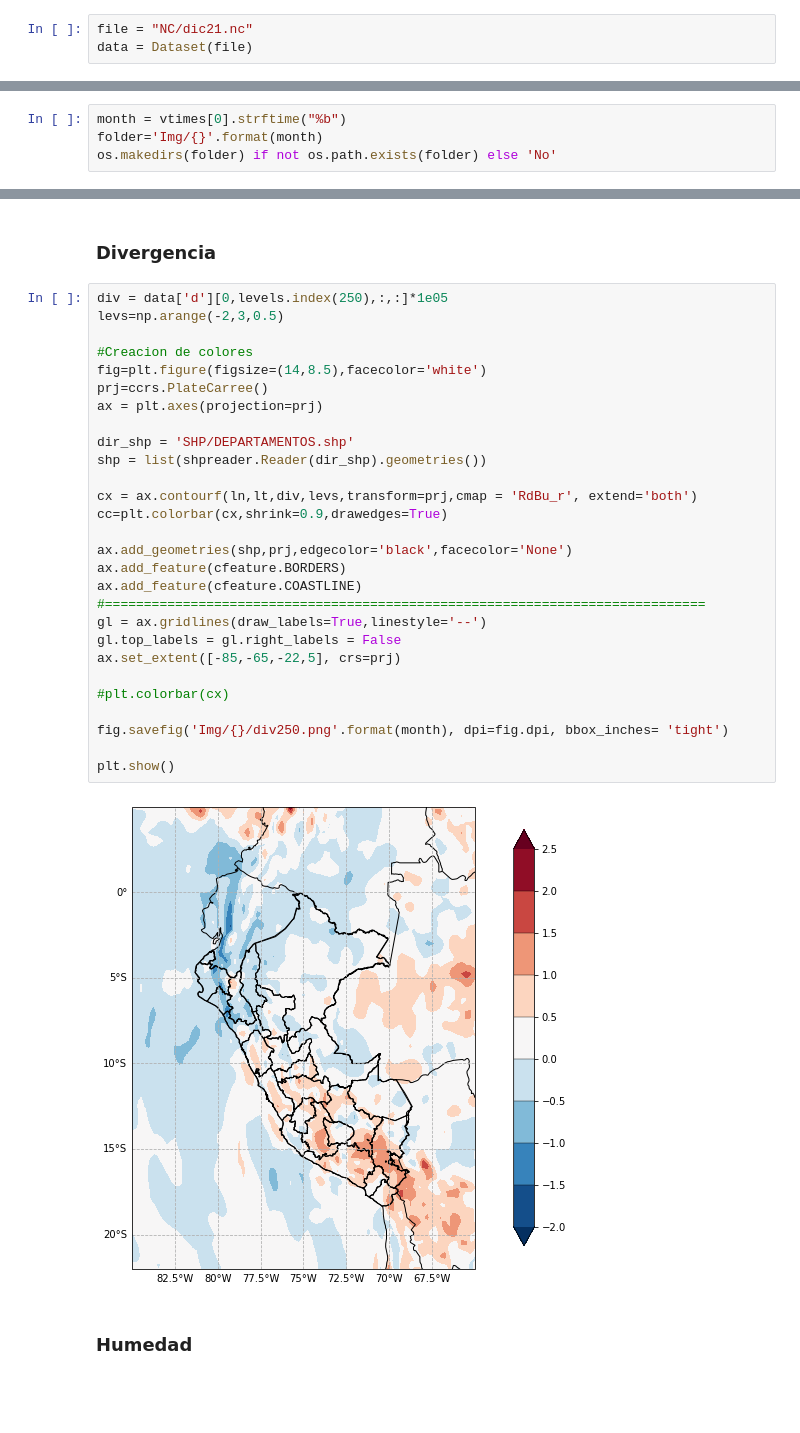
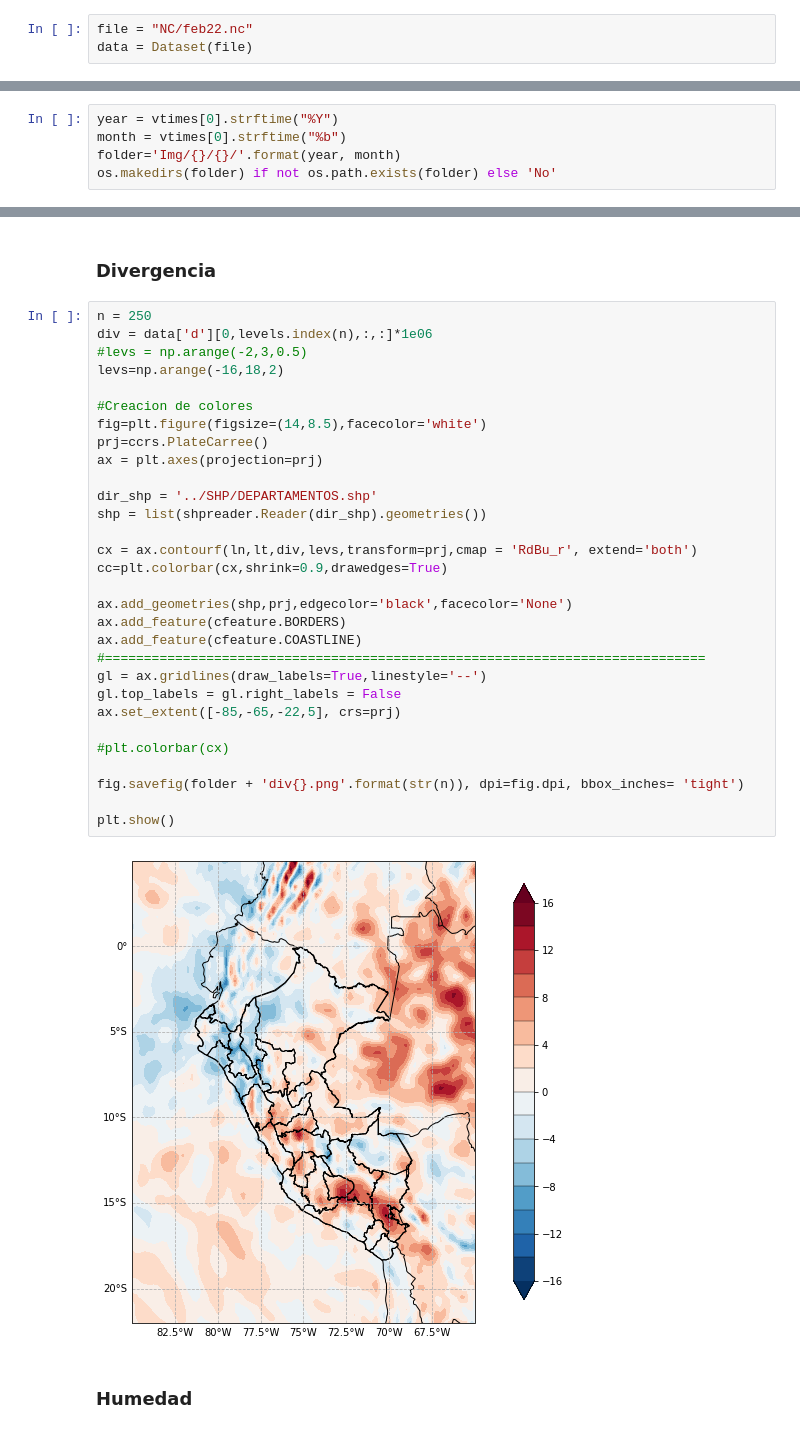
Before and after one commit to rosepb28/ERA5, a Jupyter notebook: era5.ipynb, the cells around one changed output, grey strips where cells are left out. Drawn from its saved outputs; the diff is of its cells as text; blank space fills up the shorter version.

```diff
--- a/era5.ipynb
+++ b/era5.ipynb
@@ -60,7 +60,7 @@ Result(content_length=25027896,content_type=application/x-netcdf,location=https:
 # %% [markdown]
 ## Lectura de archivo
 # %%
-file = "NC/dic21.nc"
+file = "NC/feb22.nc"
 data = Dataset(file)
 # %%
 for v in data.variables.keys():
@@ -103,8 +103,9 @@ times=data.variables['time']
 vtimes = num2date(times[:], times.units)
 levels = data['level'][:].tolist()
 # %%
+year = vtimes[0].strftime("%Y")
 month = vtimes[0].strftime("%b")
-folder='Img/{}'.format(month)
+folder='Img/{}/{}/'.format(year, month)
 os.makedirs(folder) if not os.path.exists(folder) else 'No'
 # %% [output]
 'No'
@@ -154,35 +156,37 @@ levels = data['level'][:].tolist()
 # %% [markdown]
 ### Divergencia
 # %%
-div = data['d'][0,levels.index(250),:,:]*1e05
-levs=np.arange(-2,3,0.5)
+n = 250
+div = data['d'][0,levels.index(n),:,:]*1e06
+#levs = np.arange(-2,3,0.5)
+levs=np.arange(-16,18,2)
 
 #Creacion de colores
 fig=plt.figure(figsize=(14,8.5),facecolor='white')
 prj=ccrs.PlateCarree()
 ax = plt.axes(projection=prj)
 
-dir_shp = 'SHP/DEPARTAMENTOS.shp'
+dir_shp = '../SHP/DEPARTAMENTOS.shp'
 shp = list(shpreader.Reader(dir_shp).geometries())
 
 cx = ax.contourf(ln,lt,div,levs,transform=prj,cmap = 'RdBu_r', extend='both')
 cc=plt.colorbar(cx,shrink=0.9,drawedges=True)
 
 ax.add_geometries(shp,prj,edgecolor='black',facecolor='None')
 ax.add_feature(cfeature.BORDERS)
 ax.add_feature(cfeature.COASTLINE)
 #=============================================================================
 gl = ax.gridlines(draw_labels=True,linestyle='--')
 gl.top_labels = gl.right_labels = False
 ax.set_extent([-85,-65,-22,5], crs=prj)
 
 #plt.colorbar(cx)
 
-fig.savefig('Img/{}/div250.png'.format(month), dpi=fig.dpi, bbox_inches= 'tight')
+fig.savefig(folder + 'div{}.png'.format(str(n)), dpi=fig.dpi, bbox_inches= 'tight')
 
 plt.show()
 # %% [output]
-[figure, old version]
+[figure, new version]
 # %% [markdown]
 ### Humedad
 # %% [markdown]
```
Also changed, not shown: parts of 6 cells of this notebook, 43 other files.
